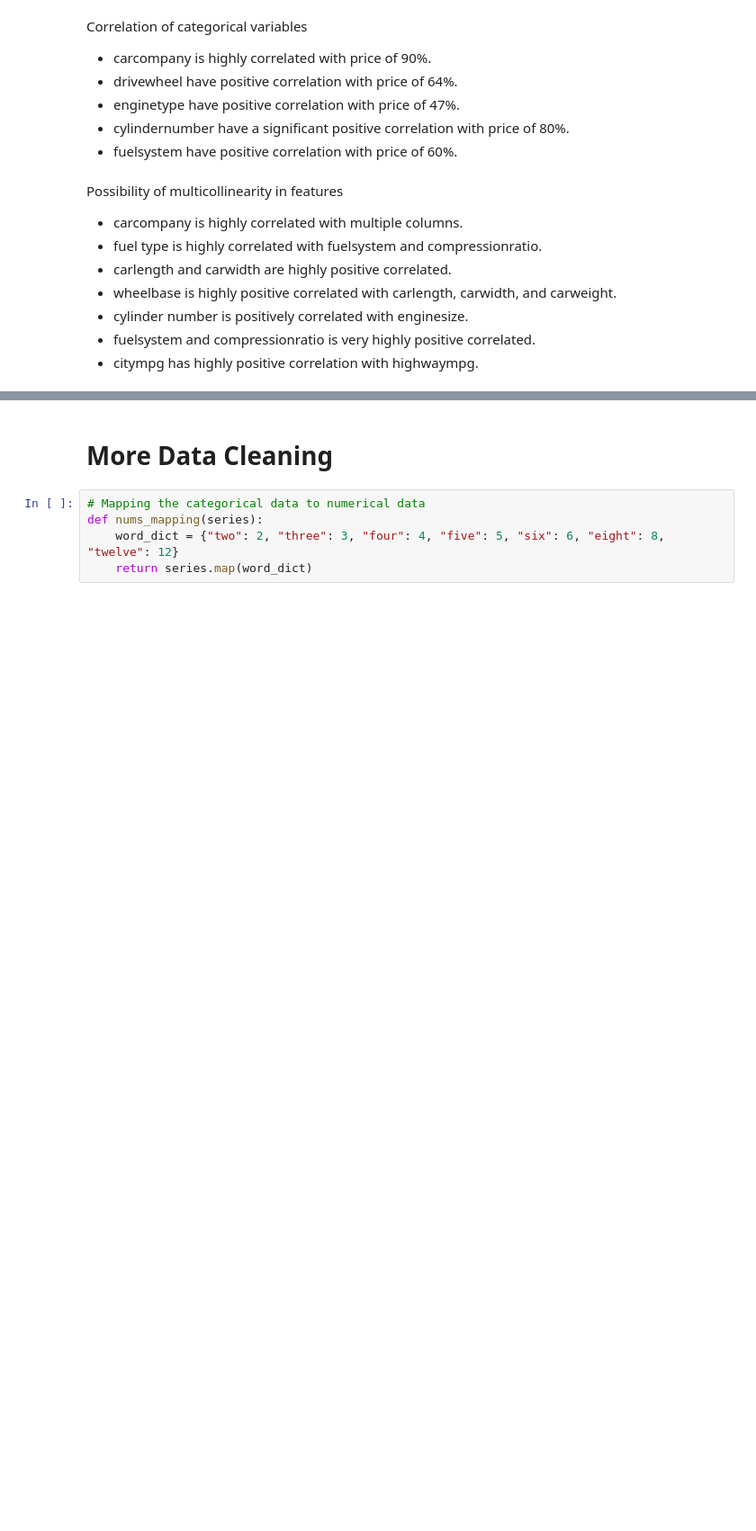
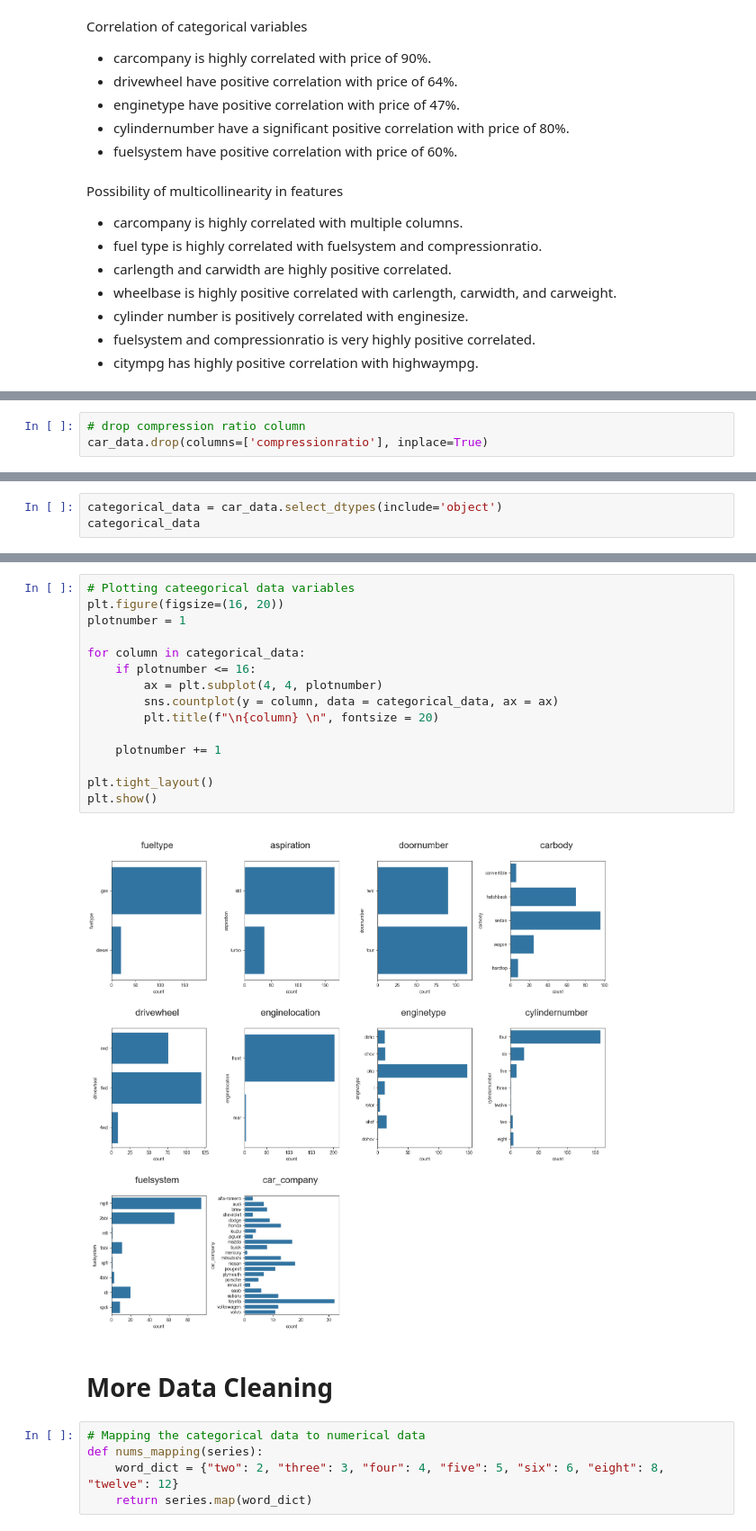
Before and after one commit to sukrutimallesh/Car-price-prediction-model, a Jupyter notebook: car_prediction_model/data_cleaning.ipynb, the cells around one changed output, grey strips where cells are left out. Shown at 90% size. Saved outputs shown, nothing was run; the diff lists cells and outputs as text; blank space fills up the shorter version.

```diff
--- a/car_prediction_model/data_cleaning.ipynb
+++ b/car_prediction_model/data_cleaning.ipynb
@@ -336,0 +372,3 @@ Possibility of multicollinearity in features
+# %%
+# drop compression ratio column
+car_data.drop(columns=['compressionratio'], inplace=True)
@@ -336,0 +387,3 @@ Possibility of multicollinearity in features
+# %%
+categorical_data = car_data.select_dtypes(include='object')
+categorical_data
@@ -337,3 +404,20 @@ Possibility of multicollinearity in features
+# %%
+# Plotting cateegorical data variables
+plt.figure(figsize=(16, 20))
+plotnumber = 1
+
+for column in categorical_data:
+    if plotnumber <= 16:
+        ax = plt.subplot(4, 4, plotnumber)
+        sns.countplot(y = column, data = categorical_data, ax = ax)
+        plt.title(f"\n{column} \n", fontsize = 20)
+
+    plotnumber += 1
+
+plt.tight_layout()
+plt.show()
+# %% [output]
+[figure, added]
 # %% [markdown]
 # More Data Cleaning
 # %%
```
Also changed, not shown: parts of 11 cells of this notebook.
